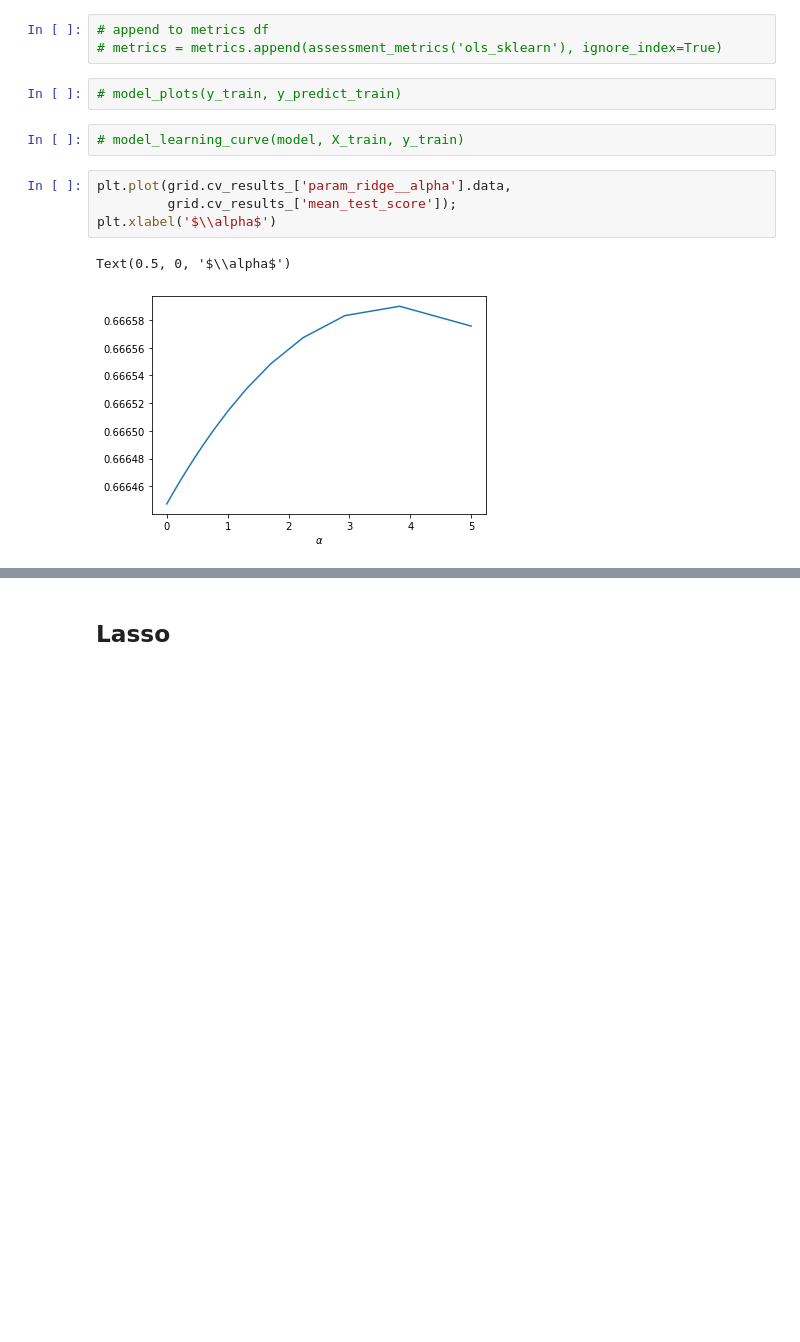
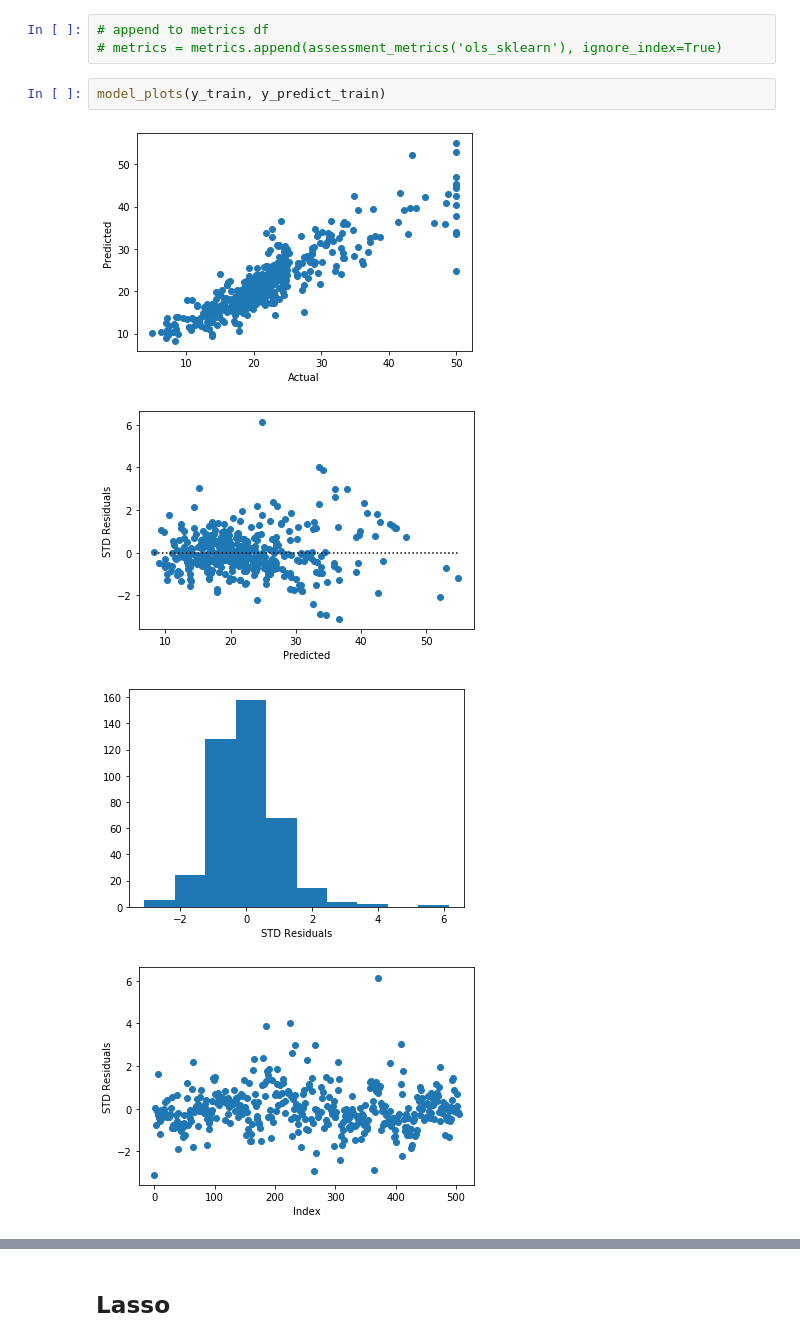
Before and after one commit to prudolph1/regression_base_code, a Jupyter notebook: regression_methods.ipynb, the cells around one changed output, grey strips where cells are left out. Saved outputs shown, nothing was run; the diff lists cells and outputs as text; blank space fills up the shorter version.

```diff
--- a/regression_methods.ipynb
+++ b/regression_methods.ipynb
@@ -384,13 +404,9 @@ assessment_metrics('Ridge')
 # append to metrics df
 # metrics = metrics.append(assessment_metrics('ols_sklearn'), ignore_index=True)
 # %%
-# model_plots(y_train, y_predict_train)
+model_plots(y_train, y_predict_train)
+# %% [output]
+[figure, added]
+[figure, added]
+[figure, added]
+[figure, added]
-# %%
-# model_learning_curve(model, X_train, y_train)
-# %%
-plt.plot(grid.cv_results_['param_ridge__alpha'].data,
-         grid.cv_results_['mean_test_score']);
-plt.xlabel('$\\alpha$')
-# %% [output]
-Text(0.5, 0, '$\\alpha$')
-[figure, removed]
```
Also changed, not shown: parts of 12 cells of this notebook.
